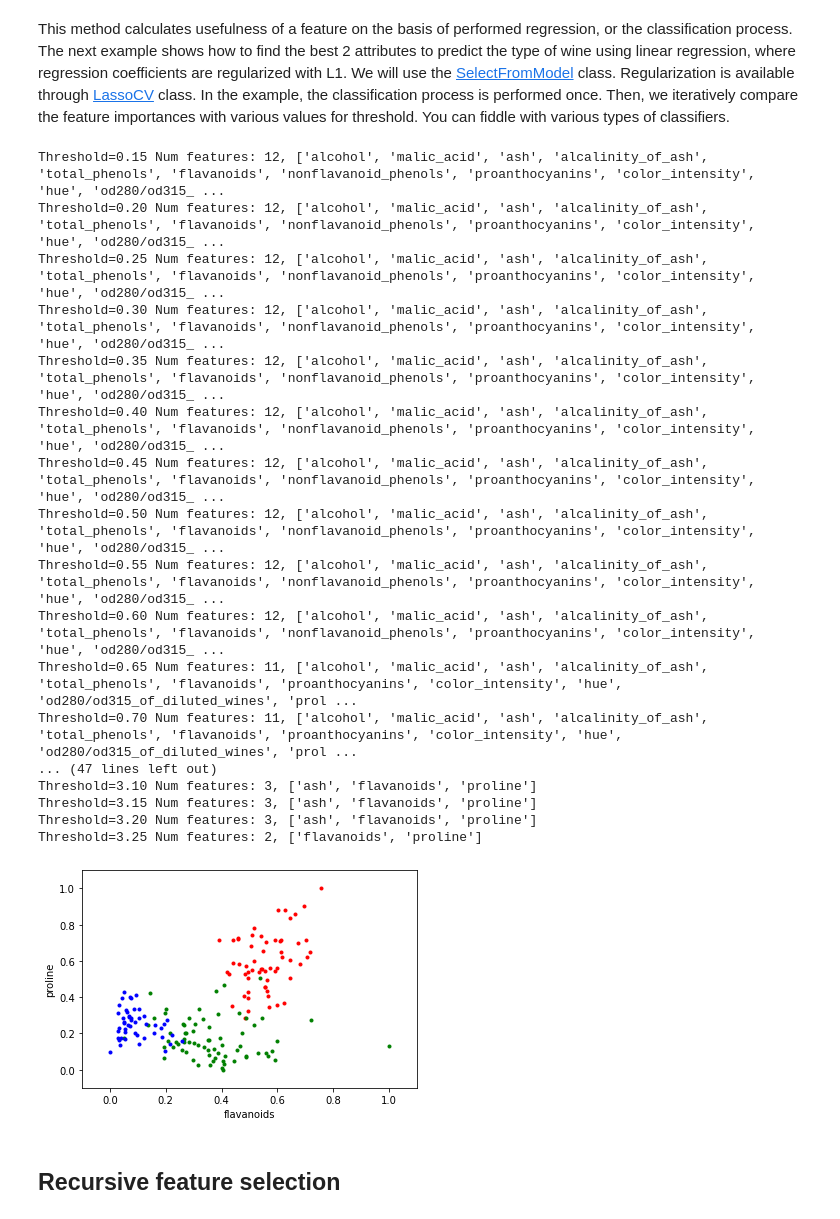
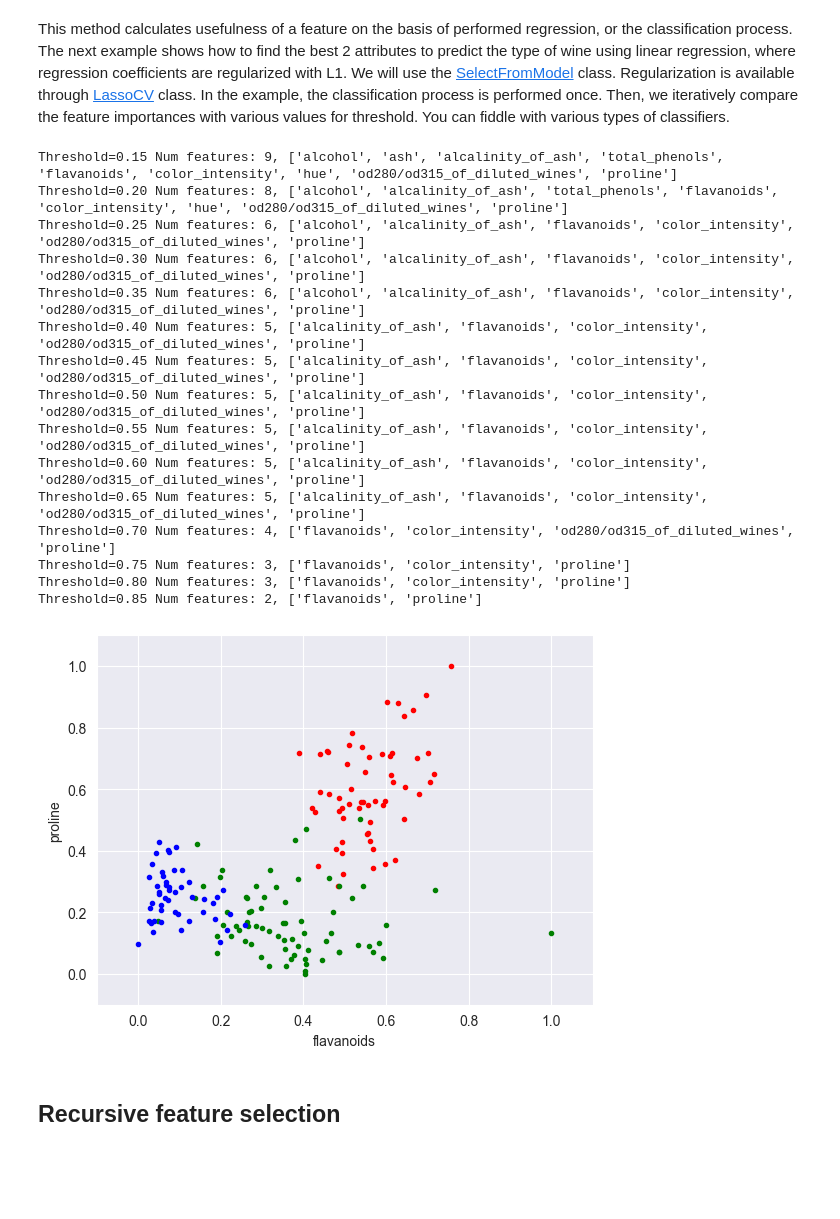
Before and after one commit to Luncenok/Data-mining, a Jupyter notebook: dm_feature_selection_(1).ipynb, the cells around one changed output. Cells and saved outputs as stored; diff of their text form; code cells hidden in the pictures; blank space fills up the shorter version.

```diff
--- a/dm_feature_selection_(1).ipynb
+++ b/dm_feature_selection_(1).ipynb
@@ -305,54 +305,52 @@ This method calculates usefulness of a feature on the basis of performed regress
 # %%
 from sklearn.feature_selection import SelectFromModel
 from sklearn.linear_model import Perceptron, LassoCV, SGDClassifier, RidgeClassifierCV
 
-# clf = Perceptron()
-# clf = SGDClassifier(penalty='l1', loss='log_loss')
-# clf = RidgeClassifierCV(cv=10)
-# clf = LassoCV(cv=10)
+clf = Perceptron()
+clf = SGDClassifier(penalty='l1', loss='log_loss')
+clf = RidgeClassifierCV(cv=10)
+clf = LassoCV(cv=10)
 
 sfm = SelectFromModel(clf, threshold=0.1)
 sfm.fit(wine_dataframe_normalized, wine.target)
 n_rows, n_features = sfm.transform(wine_dataframe_normalized).shape
 
 while n_features > 2:
     sfm.threshold += 0.05
     wine_new = sfm.transform(wine_dataframe_normalized)
     n_rows, n_features = wine_new.shape
 
     feature_names = compress(wine_dataframe_normalized.columns, sfm.get_support())
     print(f'Threshold={sfm.threshold:.2f} Num features: {n_features}, {list(feature_names)}')
 
 feature1 = wine_new[:, 0]
 feature2 = wine_new[:, 1]
 
 plt.plot(feature1[wine.target==0], feature2[wine.target==0], 'r.')
 plt.plot(feature1[wine.target==1], feature2[wine.target==1], 'g.')
 plt.plot(feature1[wine.target==2], feature2[wine.target==2], 'b.')
 plt.xlabel(sfm.get_feature_names_out()[0])
 plt.ylabel(sfm.get_feature_names_out()[1])
 plt.ylim([np.min(feature2)-0.1, np.max(feature2)+0.1])
 plt.xlim([np.min(feature1)-0.1, np.max(feature1)+0.1])
 plt.show()
 # %% [output]
-Threshold=0.15 Num features: 12, ['alcohol', 'malic_acid', 'ash', 'alcalinity_of_ash', 'total_phenols', 'flavanoids', 'nonflavanoid_phenols', 'proanthocyanins', 'color_intensity', 'hue', 'od280/od315_ ...
-Threshold=0.20 Num features: 12, ['alcohol', 'malic_acid', 'ash', 'alcalinity_of_ash', 'total_phenols', 'flavanoids', 'nonflavanoid_phenols', 'proanthocyanins', 'color_intensity', 'hue', 'od280/od315_ ...
-Threshold=0.25 Num features: 12, ['alcohol', 'malic_acid', 'ash', 'alcalinity_of_ash', 'total_phenols', 'flavanoids', 'nonflavanoid_phenols', 'proanthocyanins', 'color_intensity', 'hue', 'od280/od315_ ...
-Threshold=0.30 Num features: 12, ['alcohol', 'malic_acid', 'ash', 'alcalinity_of_ash', 'total_phenols', 'flavanoids', 'nonflavanoid_phenols', 'proanthocyanins', 'color_intensity', 'hue', 'od280/od315_ ...
-Threshold=0.35 Num features: 12, ['alcohol', 'malic_acid', 'ash', 'alcalinity_of_ash', 'total_phenols', 'flavanoids', 'nonflavanoid_phenols', 'proanthocyanins', 'color_intensity', 'hue', 'od280/od315_ ...
-Threshold=0.40 Num features: 12, ['alcohol', 'malic_acid', 'ash', 'alcalinity_of_ash', 'total_phenols', 'flavanoids', 'nonflavanoid_phenols', 'proanthocyanins', 'color_intensity', 'hue', 'od280/od315_ ...
-Threshold=0.45 Num features: 12, ['alcohol', 'malic_acid', 'ash', 'alcalinity_of_ash', 'total_phenols', 'flavanoids', 'nonflavanoid_phenols', 'proanthocyanins', 'color_intensity', 'hue', 'od280/od315_ ...
-Threshold=0.50 Num features: 12, ['alcohol', 'malic_acid', 'ash', 'alcalinity_of_ash', 'total_phenols', 'flavanoids', 'nonflavanoid_phenols', 'proanthocyanins', 'color_intensity', 'hue', 'od280/od315_ ...
-Threshold=0.55 Num features: 12, ['alcohol', 'malic_acid', 'ash', 'alcalinity_of_ash', 'total_phenols', 'flavanoids', 'nonflavanoid_phenols', 'proanthocyanins', 'color_intensity', 'hue', 'od280/od315_ ...
-Threshold=0.60 Num features: 12, ['alcohol', 'malic_acid', 'ash', 'alcalinity_of_ash', 'total_phenols', 'flavanoids', 'nonflavanoid_phenols', 'proanthocyanins', 'color_intensity', 'hue', 'od280/od315_ ...
-Threshold=0.65 Num features: 11, ['alcohol', 'malic_acid', 'ash', 'alcalinity_of_ash', 'total_phenols', 'flavanoids', 'proanthocyanins', 'color_intensity', 'hue', 'od280/od315_of_diluted_wines', 'prol ...
-Threshold=0.70 Num features: 11, ['alcohol', 'malic_acid', 'ash', 'alcalinity_of_ash', 'total_phenols', 'flavanoids', 'proanthocyanins', 'color_intensity', 'hue', 'od280/od315_of_diluted_wines', 'prol ...
-... (47 lines left out)
-Threshold=3.10 Num features: 3, ['ash', 'flavanoids', 'proline']
-Threshold=3.15 Num features: 3, ['ash', 'flavanoids', 'proline']
-Threshold=3.20 Num features: 3, ['ash', 'flavanoids', 'proline']
-Threshold=3.25 Num features: 2, ['flavanoids', 'proline']
+Threshold=0.15 Num features: 9, ['alcohol', 'ash', 'alcalinity_of_ash', 'total_phenols', 'flavanoids', 'color_intensity', 'hue', 'od280/od315_of_diluted_wines', 'proline']
+Threshold=0.20 Num features: 8, ['alcohol', 'alcalinity_of_ash', 'total_phenols', 'flavanoids', 'color_intensity', 'hue', 'od280/od315_of_diluted_wines', 'proline']
+Threshold=0.25 Num features: 6, ['alcohol', 'alcalinity_of_ash', 'flavanoids', 'color_intensity', 'od280/od315_of_diluted_wines', 'proline']
+Threshold=0.30 Num features: 6, ['alcohol', 'alcalinity_of_ash', 'flavanoids', 'color_intensity', 'od280/od315_of_diluted_wines', 'proline']
+Threshold=0.35 Num features: 6, ['alcohol', 'alcalinity_of_ash', 'flavanoids', 'color_intensity', 'od280/od315_of_diluted_wines', 'proline']
+Threshold=0.40 Num features: 5, ['alcalinity_of_ash', 'flavanoids', 'color_intensity', 'od280/od315_of_diluted_wines', 'proline']
+Threshold=0.45 Num features: 5, ['alcalinity_of_ash', 'flavanoids', 'color_intensity', 'od280/od315_of_diluted_wines', 'proline']
+Threshold=0.50 Num features: 5, ['alcalinity_of_ash', 'flavanoids', 'color_intensity', 'od280/od315_of_diluted_wines', 'proline']
+Threshold=0.55 Num features: 5, ['alcalinity_of_ash', 'flavanoids', 'color_intensity', 'od280/od315_of_diluted_wines', 'proline']
+Threshold=0.60 Num features: 5, ['alcalinity_of_ash', 'flavanoids', 'color_intensity', 'od280/od315_of_diluted_wines', 'proline']
+Threshold=0.65 Num features: 5, ['alcalinity_of_ash', 'flavanoids', 'color_intensity', 'od280/od315_of_diluted_wines', 'proline']
+Threshold=0.70 Num features: 4, ['flavanoids', 'color_intensity', 'od280/od315_of_diluted_wines', 'proline']
+Threshold=0.75 Num features: 3, ['flavanoids', 'color_intensity', 'proline']
+Threshold=0.80 Num features: 3, ['flavanoids', 'color_intensity', 'proline']
+Threshold=0.85 Num features: 2, ['flavanoids', 'proline']
-[figure, old version]
+[figure, new version]
 # %% [markdown]
 ## Recursive feature selection
 # %% [markdown]
```
Also changed, not shown: parts of 11 cells of this notebook.
